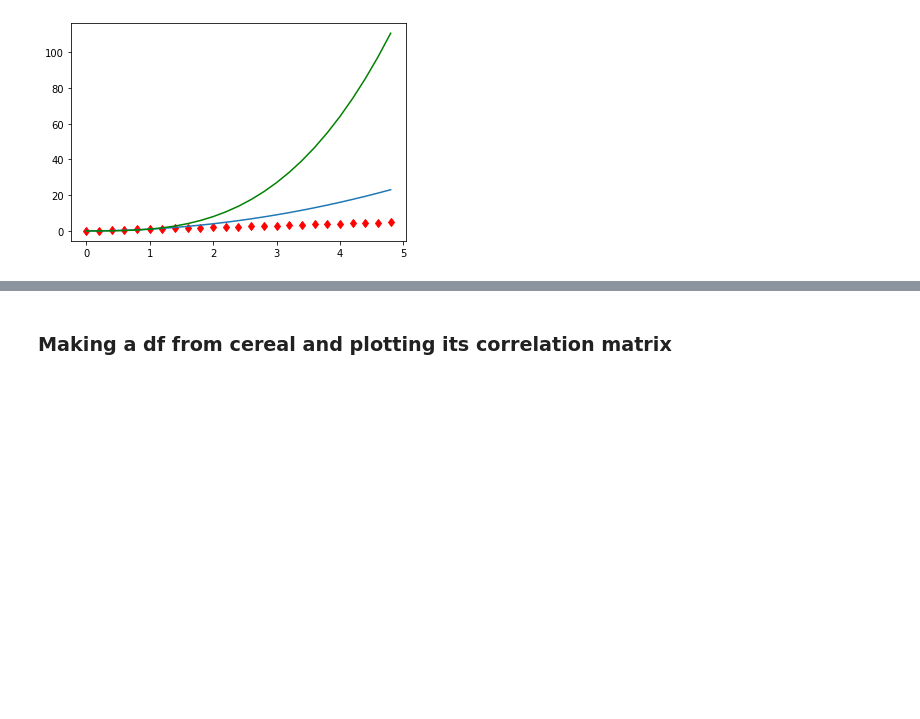
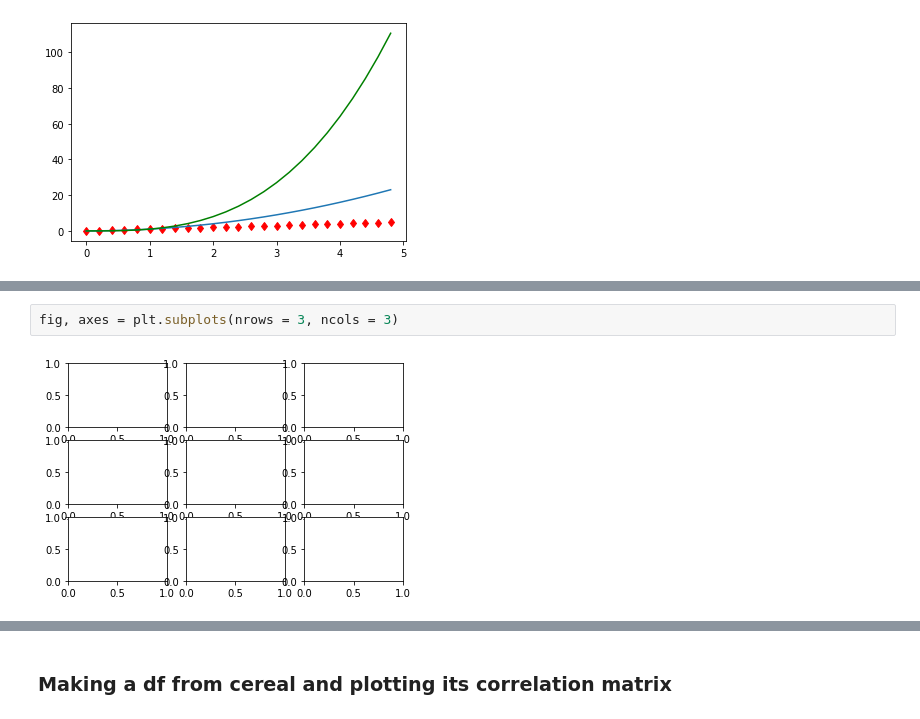
Before and after one commit to RITDSE/tutorials, a Jupyter notebook: Matplotlib + Seaborn Tutorial.ipynb, the cells around one changed output, grey strips where cells are left out. Drawn from its saved outputs; the diff is of its cells as text; blank space fills up the shorter version.

```diff
--- a/Matplotlib + Seaborn Tutorial.ipynb
+++ b/Matplotlib + Seaborn Tutorial.ipynb
@@ -168,0 +179,4 @@ plt.show()
+# %%
+fig, axes = plt.subplots(nrows = 3, ncols = 3)
+# %% [output]
+[figure, added]
```
Also changed, not shown: parts of 41 cells of this notebook.
